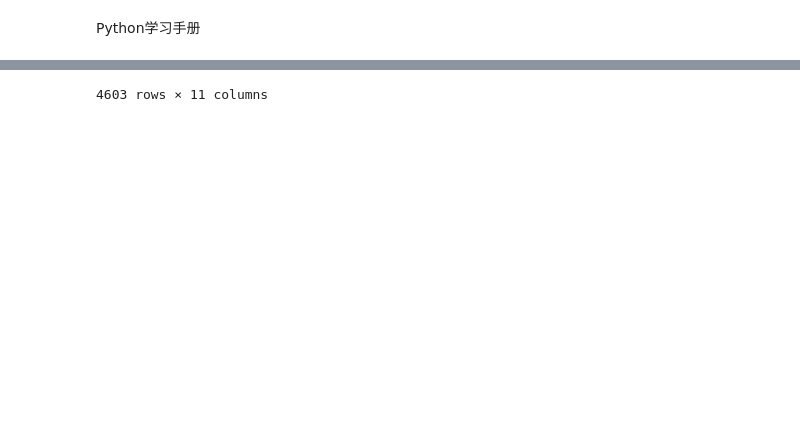
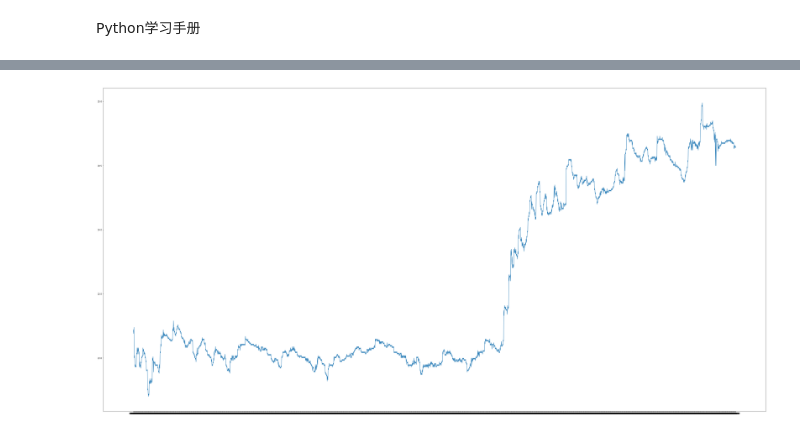
Before and after one commit to junchen2000/PyQ, a Jupyter notebook: Chan.ipynb, the cells around one changed output, grey strips where cells are left out. Cells and saved outputs as stored; diff of their text form; code cells hidden in the pictures; blank space fills up the shorter version.

```diff
--- a/Chan.ipynb
+++ b/Chan.ipynb
@@ -2,26 +2,25 @@
 Python学习手册
 # %%
 import tushare as ts
+import matplotlib.pyplot as plt
+
 df=ts.get_tick_data('600516', date='2017-11-24')
 df=df.sort_values('time')
-df['lastprice1'] = df.shift(1)['price']
-df['lastprice2'] = df.shift(2)['price']
-df['lastprice3'] = df.shift(3)['price']
-df['nextprice1'] = df.shift(-1)['price']
+df['lastprice'] = df.shift(1)['price']
+df=df[df.price!=df.lastprice]
+df['lastprice'] = df.shift(1)['price']
+df['nextprice'] = df.shift(-1)['price']
 
-top_index=df[(df['lastprice1'] < df['price']) & (df['price'] > df['nextprice1'])].index
-df.loc[top_index, 'turnaround']=1
-top_index=df[(df['lastprice2'] < df['lastprice1']) & (df['lastprice1'] == df['price']) & (df['price']>df['nextprice1'])].index
-df.loc[top_index, 'turnaround']=1
-top_index=df[(df['lastprice3'] < df['lastprice2']) & (df['lastprice2'] == df['lastprice1']) & (df['lastprice1'] == df['price']) & (df['price']>df['nextprice1'])].index
+top_index=df[(df['lastprice'] < df['price']) & (df['price'] > df['nextprice'])].index
 df.loc[top_index, 'turnaround']=1
 
-bottom_index=df[(df['lastprice1'] > df['price']) & (df['price'] < df['nextprice1'])].index
+bottom_index=df[(df['lastprice'] > df['price']) & (df['price'] < df['nextprice'])].index
 df.loc[bottom_index, 'turnaround']=-1
-bottom_index=df[(df['lastprice2'] > df['lastprice1']) & (df['lastprice1'] == df['price']) & (df['price'] < df['nextprice1'])].index
-df.loc[bottom_index, 'turnaround']=-1
-bottom_index=df[(df['lastprice3'] > df['lastprice2']) & (df['lastprice2'] == df['lastprice1']) & (df['lastprice1'] == df['price']) & (df['price'] < df['nextprice1'])].index
-df.loc[bottom_index, 'turnaround']=-1
+df = df.dropna(axis=0, how="any")
 
-df
+plt.figure(figsize=(60,30))
+pytimes = df['time']
+pyprice = df['price']
+plt.plot(pytimes, pyprice)
+plt.show()
 # %% [output]
@@ -45 +27 @@ df
-4603 rows × 11 columns
+[figure, added]
```
Also changed, not shown: parts of 1 cell of this notebook.
